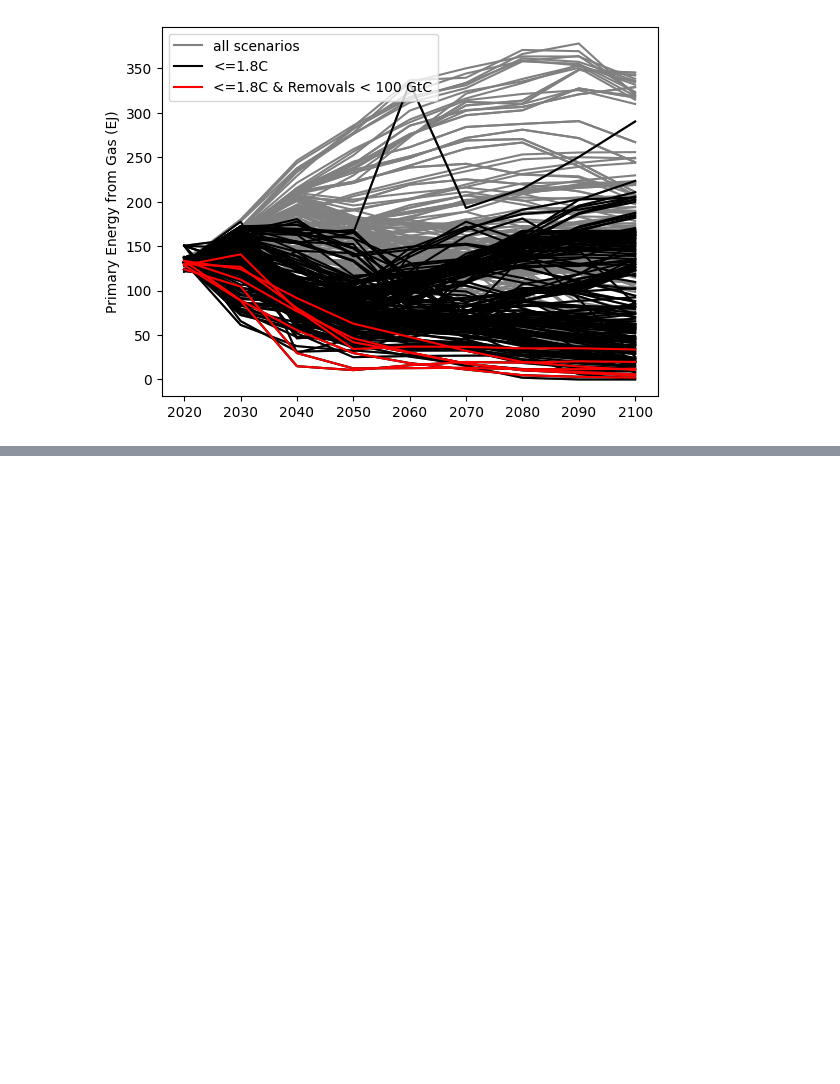
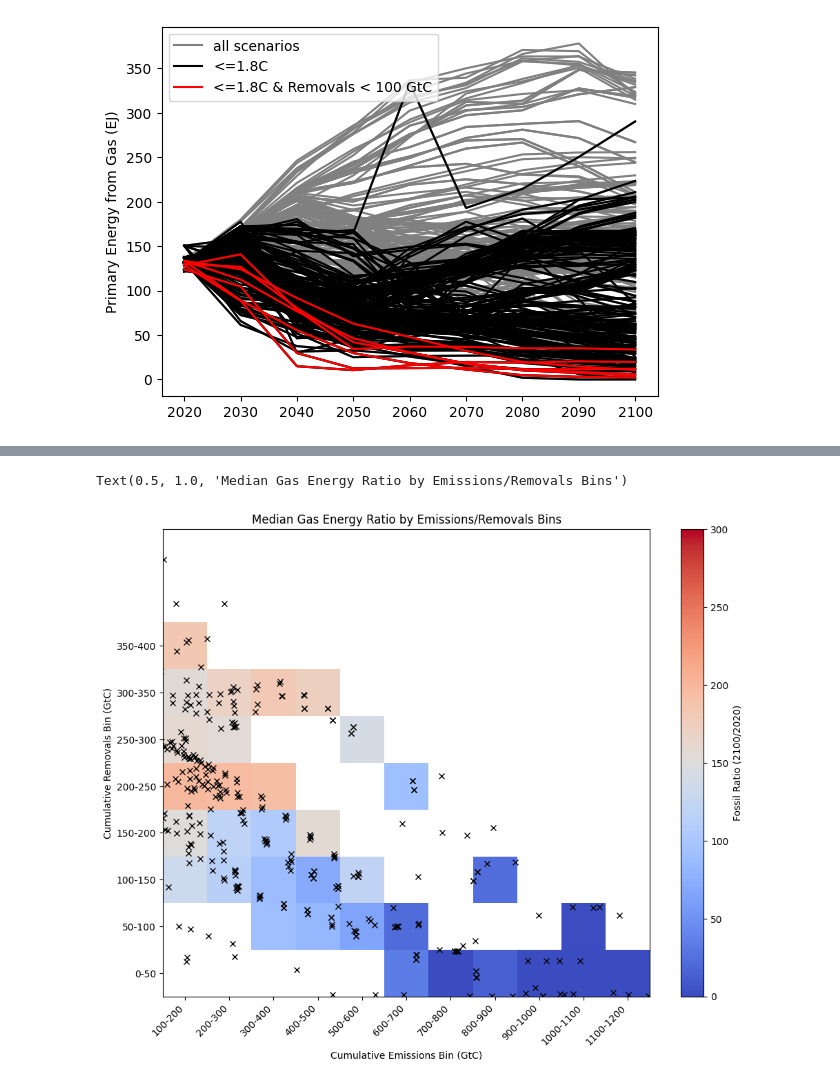
Before and after one commit to benmsanderson/classify_sink, a Jupyter notebook: iiasa.ipynb, the cells around one changed output, grey strips where cells are left out. Drawn from its saved outputs; the diff is of its cells as text; code cells hidden in the pictures; blank space fills up the shorter version.

```diff
--- a/iiasa.ipynb
+++ b/iiasa.ipynb
@@ -304,0 +297,17 @@ Text(0.5, 1.0, 'Median Gas Energy Ratio by Emissions/Removals Bins')
+# %%
+
+
+im, ax = plot_binned_variable_by_emissions_removals(
+    interpolated_data['Carbon Sequestration|CCS'].sum()/1000*12/44,
+    classification_df,
+    colorbar_label='Fossil Ratio (2100/2020)',
+    aggregation='median'
+)
+im.set_clim(0, 300)
+ax.plot((emissions).sum(), removals.sum(), 'kx')
+ax.set_xlim(100, 1200)
+ax.set_ylim(0, 500)
+ax.set_title('Median Gas Energy Ratio by Emissions/Removals Bins')
+# %% [output]
+Text(0.5, 1.0, 'Median Gas Energy Ratio by Emissions/Removals Bins')
+[figure, added]
```
Also changed, not shown: parts of 13 cells of this notebook.
